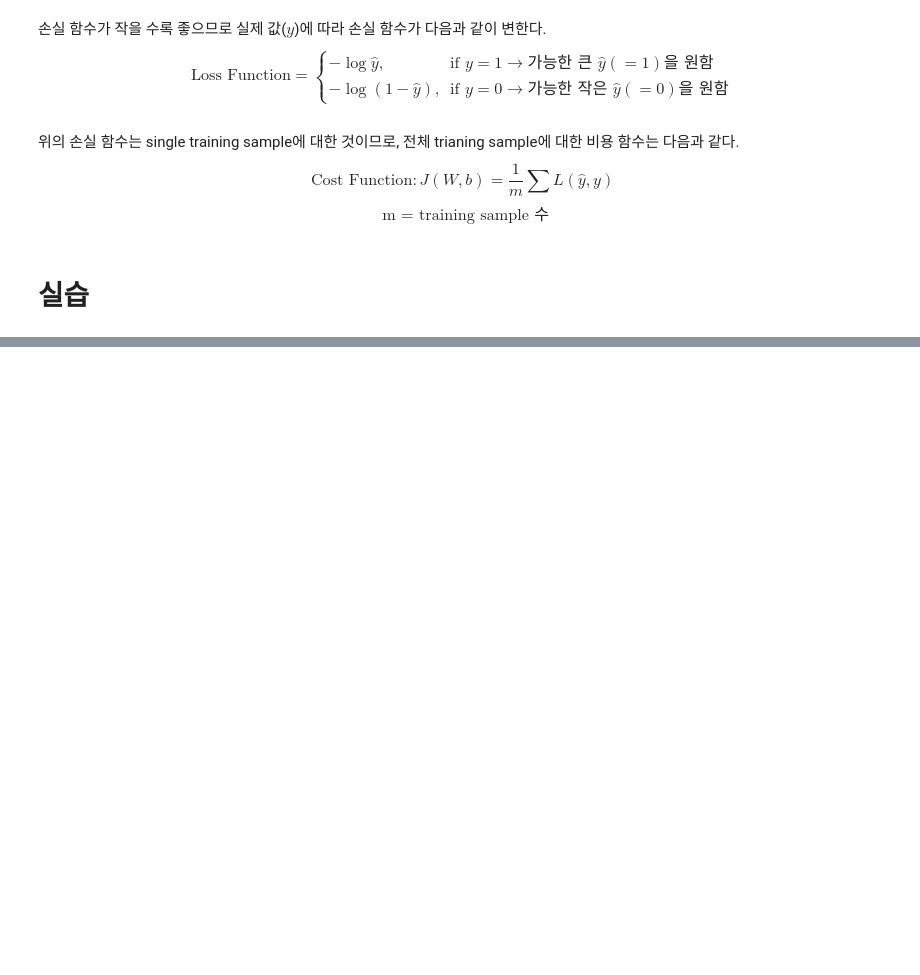
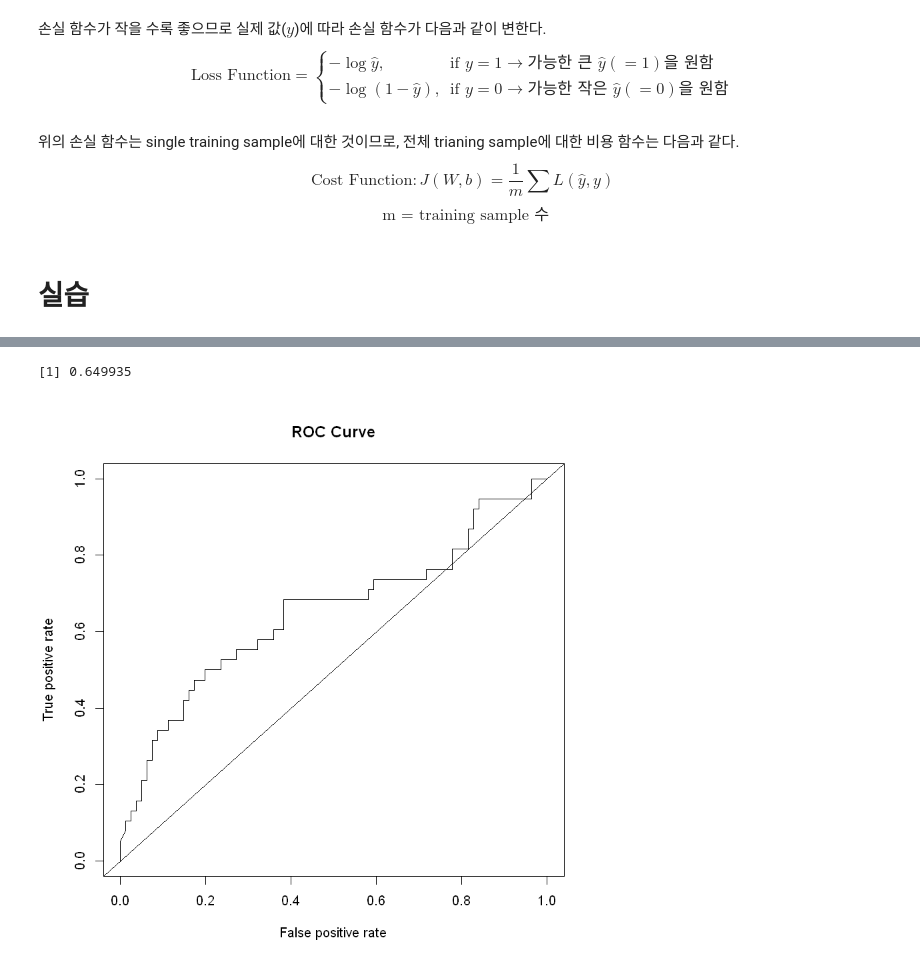
Before and after one commit to rymyung/Machine-Learning, a Jupyter notebook: Logistic Regression.ipynb, the cells around one changed output, grey strips where cells are left out. Cells and saved outputs as stored; diff of their text form; code cells hidden in the pictures; blank space fills up the shorter version.

```diff
--- a/Logistic Regression.ipynb
+++ b/Logistic Regression.ipynb
@@ -193,0 +187,12 @@ Prediction  0  1
+# %%
+# Load library
+library(ROCR)
+
+pred <- prediction(logit.proc, test$admit)
+perf <- performance(pred, measure = "tpr", x.measure = "fpr")
+plot(perf, col = 'black', main = "ROC Curve")
+abline(0, 1)
+performance(pred, "auc")@y.values[[1]]
+# %% [output]
+[1] 0.649935
+[figure, added]
```
Also changed, not shown: parts of 32 cells of this notebook.
